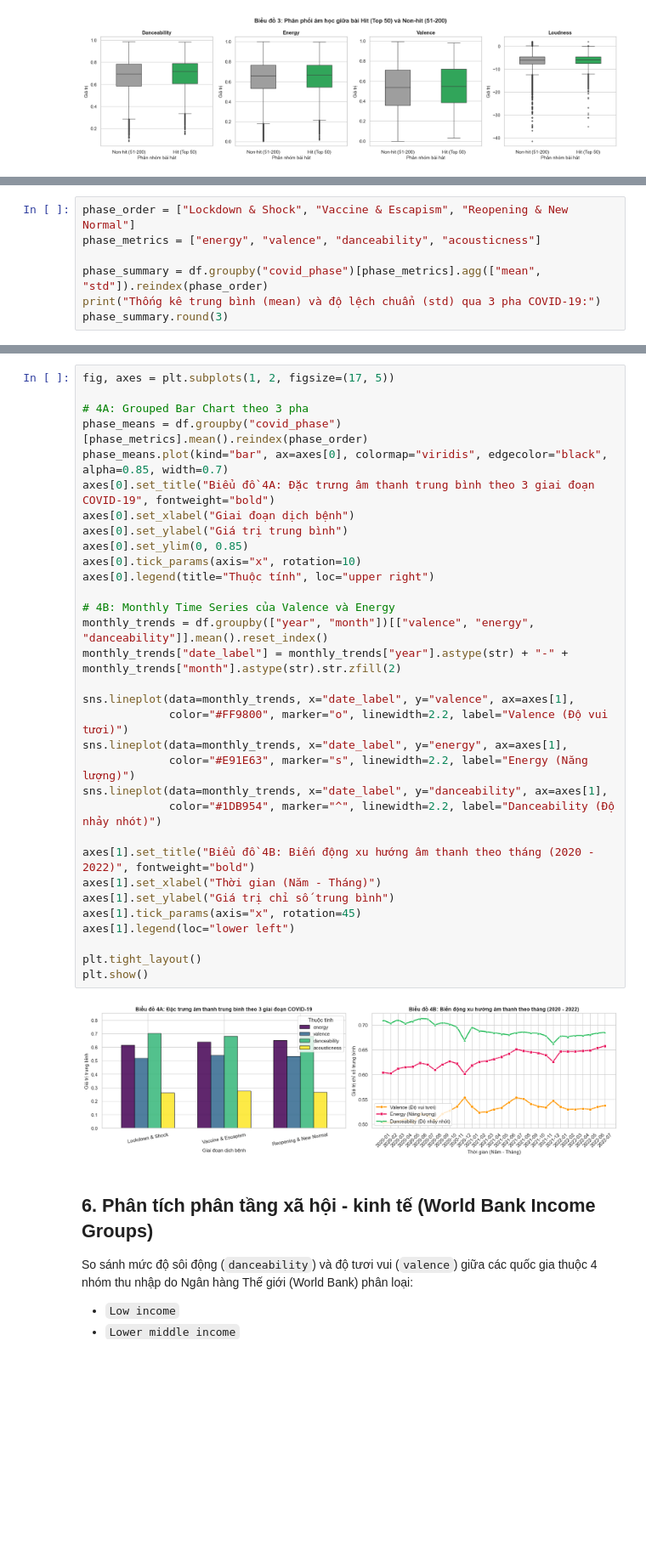
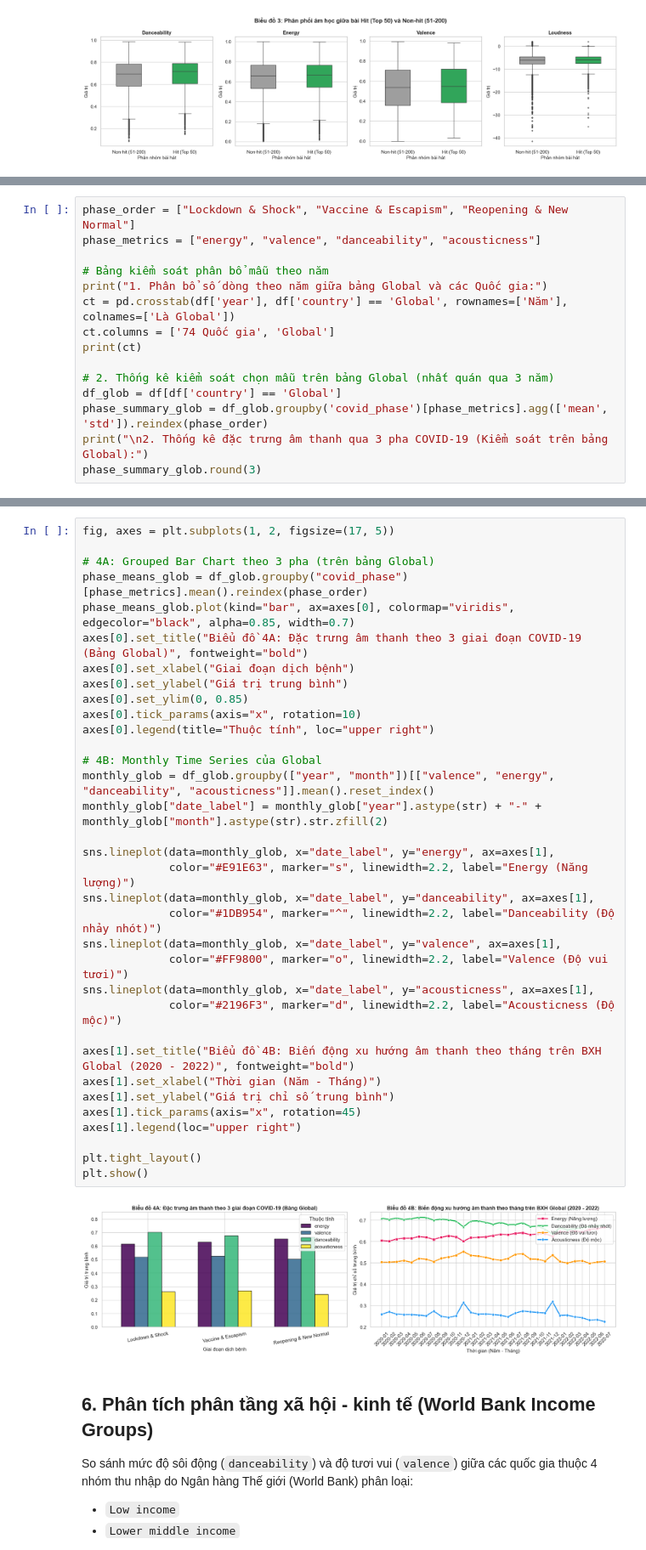
Before and after one commit to lyhiahan/Spotify_Audio_Trends_Analytics, a Jupyter notebook: notebooks/02_eda.ipynb, the cells around one changed output, grey strips where cells are left out. Shown at 85% size. Saved outputs shown, nothing was run; the diff lists cells and outputs as text; blank space fills up the shorter version.

Commit message:
fix(eda): align conclusions with data, control COVID sampling bias on Global, verify Cohen's d & GDP correlations

```diff
--- a/notebooks/02_eda.ipynb
+++ b/notebooks/02_eda.ipynb
@@ -262,7 +281,15 @@ Khảo sát sự thay đổi tâm lý người nghe và thuộc tính âm thanh
 phase_order = ["Lockdown & Shock", "Vaccine & Escapism", "Reopening & New Normal"]
 phase_metrics = ["energy", "valence", "danceability", "acousticness"]
 
-phase_summary = df.groupby("covid_phase")[phase_metrics].agg(["mean", "std"]).reindex(phase_order)
-print("Thống kê trung bình (mean) và độ lệch chuẩn (std) qua 3 pha COVID-19:")
-phase_summary.round(3)
+# Bảng kiểm soát phân bổ mẫu theo năm
+print("1. Phân bổ số dòng theo năm giữa bảng Global và các Quốc gia:")
+ct = pd.crosstab(df['year'], df['country'] == 'Global', rownames=['Năm'], colnames=['Là Global'])
+ct.columns = ['74 Quốc gia', 'Global']
+print(ct)
+
+# 2. Thống kê kiểm soát chọn mẫu trên bảng Global (nhất quán qua 3 năm)
+df_glob = df[df['country'] == 'Global']
+phase_summary_glob = df_glob.groupby('covid_phase')[phase_metrics].agg(['mean', 'std']).reindex(phase_order)
+print("\n2. Thống kê đặc trưng âm thanh qua 3 pha COVID-19 (Kiểm soát trên bảng Global):")
+phase_summary_glob.round(3)
 # %% [output]
@@ -278,37 +312,39 @@ Thống kê trung bình (mean) và độ lệch chuẩn (std) qua 3 pha COVID-19
 # %%
 fig, axes = plt.subplots(1, 2, figsize=(17, 5))
 
-# 4A: Grouped Bar Chart theo 3 pha
-phase_means = df.groupby("covid_phase")[phase_metrics].mean().reindex(phase_order)
-phase_means.plot(kind="bar", ax=axes[0], colormap="viridis", edgecolor="black", alpha=0.85, width=0.7)
-axes[0].set_title("Biểu đồ 4A: Đặc trưng âm thanh trung bình theo 3 giai đoạn COVID-19", fontweight="bold")
+# 4A: Grouped Bar Chart theo 3 pha (trên bảng Global)
+phase_means_glob = df_glob.groupby("covid_phase")[phase_metrics].mean().reindex(phase_order)
+phase_means_glob.plot(kind="bar", ax=axes[0], colormap="viridis", edgecolor="black", alpha=0.85, width=0.7)
+axes[0].set_title("Biểu đồ 4A: Đặc trưng âm thanh theo 3 giai đoạn COVID-19 (Bảng Global)", fontweight="bold")
 axes[0].set_xlabel("Giai đoạn dịch bệnh")
 axes[0].set_ylabel("Giá trị trung bình")
 axes[0].set_ylim(0, 0.85)
 axes[0].tick_params(axis="x", rotation=10)
 axes[0].legend(title="Thuộc tính", loc="upper right")
 
-# 4B: Monthly Time Series của Valence và Energy
-monthly_trends = df.groupby(["year", "month"])[["valence", "energy", "danceability"]].mean().reset_index()
-monthly_trends["date_label"] = monthly_trends["year"].astype(str) + "-" + monthly_trends["month"].astype(str).str.zfill(2)
+# 4B: Monthly Time Series của Global
+monthly_glob = df_glob.groupby(["year", "month"])[["valence", "energy", "danceability", "acousticness"]].mean().reset_index()
+monthly_glob["date_label"] = monthly_glob["year"].astype(str) + "-" + monthly_glob["month"].astype(str).str.zfill(2)
 
-sns.lineplot(data=monthly_trends, x="date_label", y="valence", ax=axes[1],
+sns.lineplot(data=monthly_glob, x="date_label", y="energy", ax=axes[1],
+             color="#E91E63", marker="s", linewidth=2.2, label="Energy (Năng lượng)")
+sns.lineplot(data=monthly_glob, x="date_label", y="danceability", ax=axes[1],
+             color="#1DB954", marker="^", linewidth=2.2, label="Danceability (Độ nhảy nhót)")
+sns.lineplot(data=monthly_glob, x="date_label", y="valence", ax=axes[1],
              color="#FF9800", marker="o", linewidth=2.2, label="Valence (Độ vui tươi)")
-sns.lineplot(data=monthly_trends, x="date_label", y="energy", ax=axes[1],
-             color="#E91E63", marker="s", linewidth=2.2, label="Energy (Năng lượng)")
-sns.lineplot(data=monthly_trends, x="date_label", y="danceability", ax=axes[1],
-             color="#1DB954", marker="^", linewidth=2.2, label="Danceability (Độ nhảy nhót)")
+sns.lineplot(data=monthly_glob, x="date_label", y="acousticness", ax=axes[1],
+             color="#2196F3", marker="d", linewidth=2.2, label="Acousticness (Độ mộc)")
 
-axes[1].set_title("Biểu đồ 4B: Biến động xu hướng âm thanh theo tháng (2020 - 2022)", fontweight="bold")
+axes[1].set_title("Biểu đồ 4B: Biến động xu hướng âm thanh theo tháng trên BXH Global (2020 - 2022)", fontweight="bold")
 axes[1].set_xlabel("Thời gian (Năm - Tháng)")
 axes[1].set_ylabel("Giá trị chỉ số trung bình")
 axes[1].tick_params(axis="x", rotation=45)
-axes[1].legend(loc="lower left")
+axes[1].legend(loc="upper right")
 
 plt.tight_layout()
 plt.show()
 # %% [output]
-[figure, old version]
+[figure, new version]
 # %% [markdown]
 ## 6. Phân tích phân tầng xã hội - kinh tế (World Bank Income Groups)
 
```
Also changed, not shown: parts of 13 cells of this notebook.
